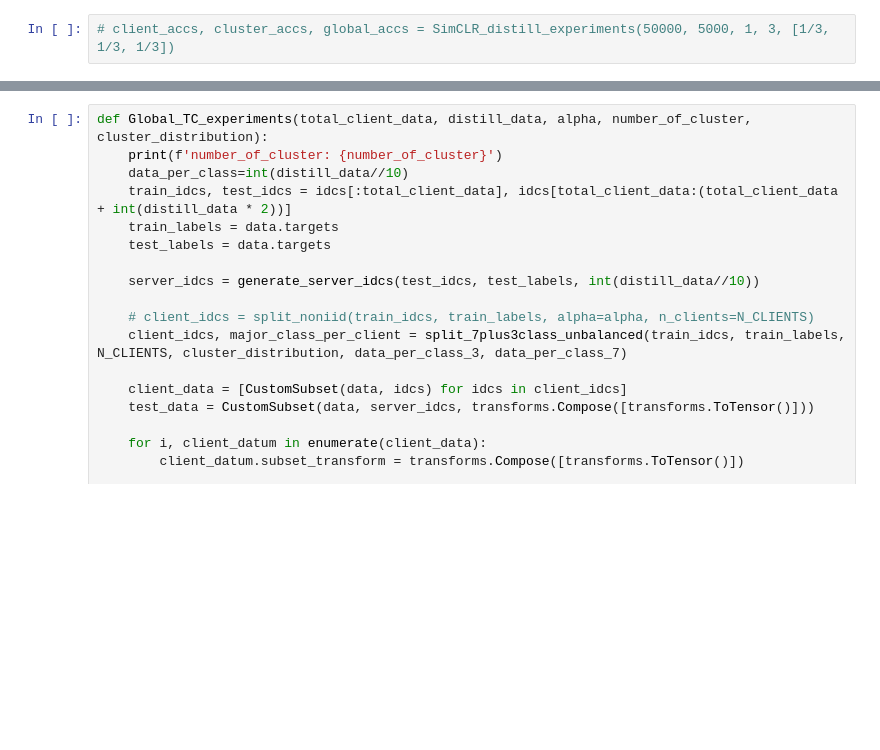
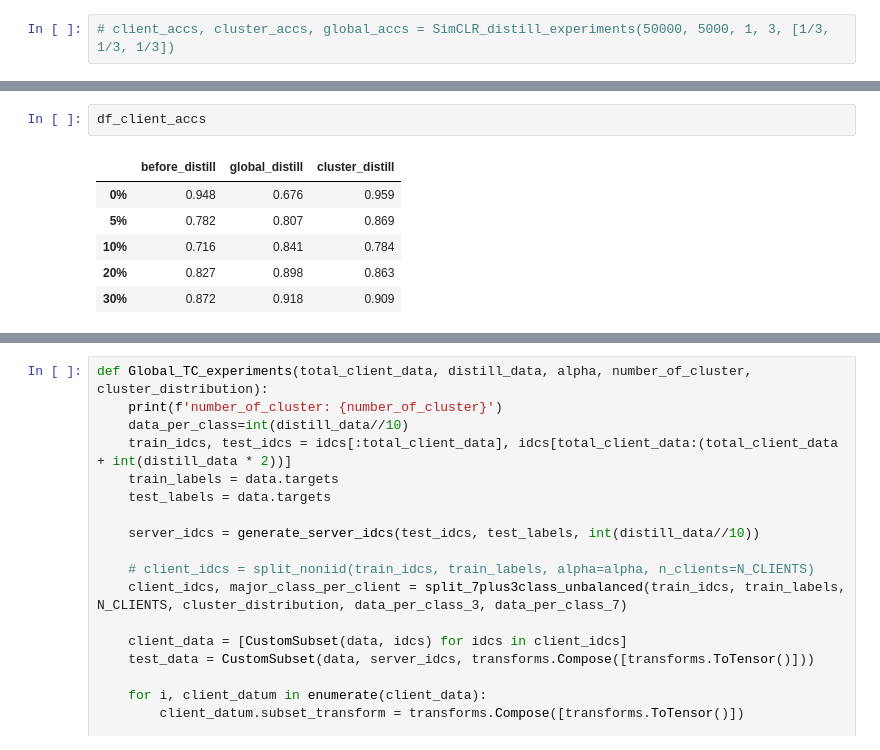
Before and after one commit to yangbaechu/FD-with-Label-Based-Group-Structure, a Jupyter notebook: FedCD.ipynb, the cells around one changed output, grey strips where cells are left out. Saved outputs shown, nothing was run; the diff lists cells and outputs as text; blank space fills up the shorter version.

```diff
--- a/FedCD.ipynb
+++ b/FedCD.ipynb
@@ -536,0 +621,9 @@ acc after global distill: 0.839, [0.917, 0.689, 0.911], 0.947
+# %%
+df_client_accs
+# %% [output]
+|  | before_distill | global_distill | cluster_distill |
+| 0% | 0.948 | 0.676 | 0.959 |
+| 5% | 0.782 | 0.807 | 0.869 |
+| 10% | 0.716 | 0.841 | 0.784 |
+| 20% | 0.827 | 0.898 | 0.863 |
+| 30% | 0.872 | 0.918 | 0.909 |
```
Also changed, not shown: parts of 8 cells of this notebook, 2 other files.
